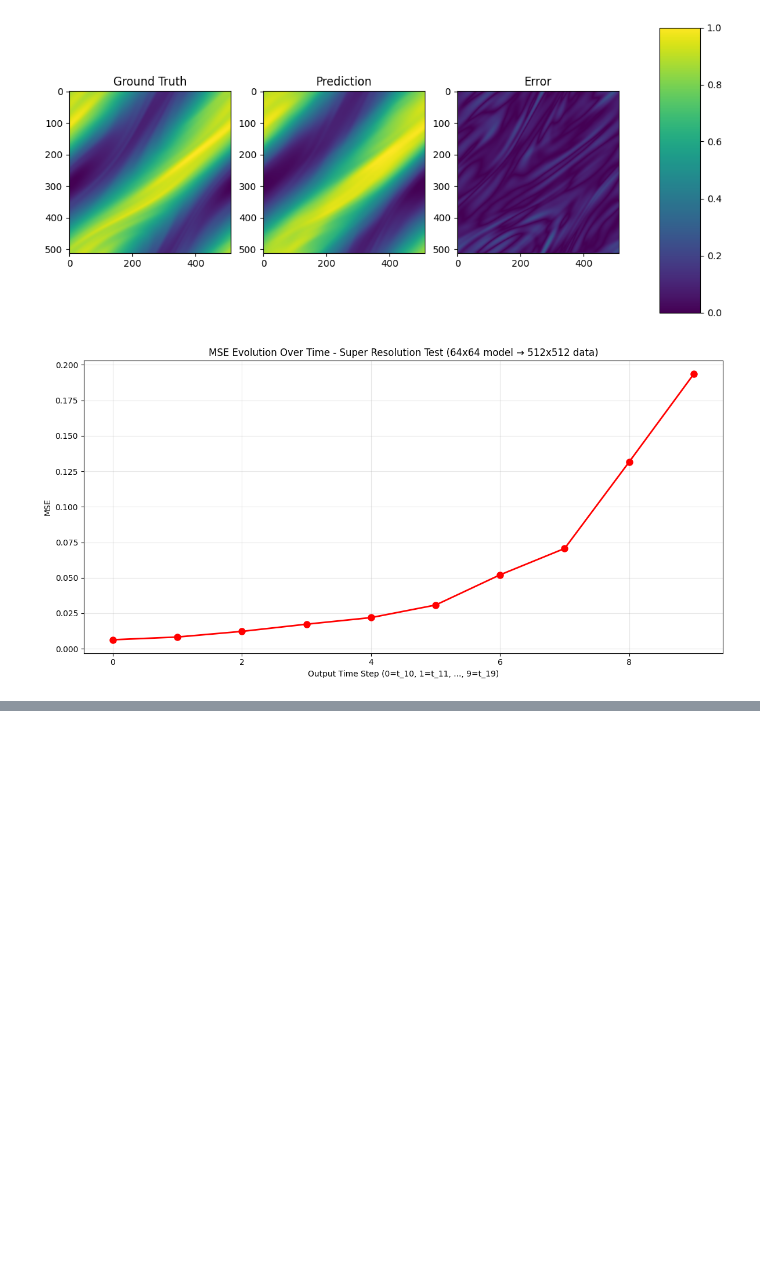
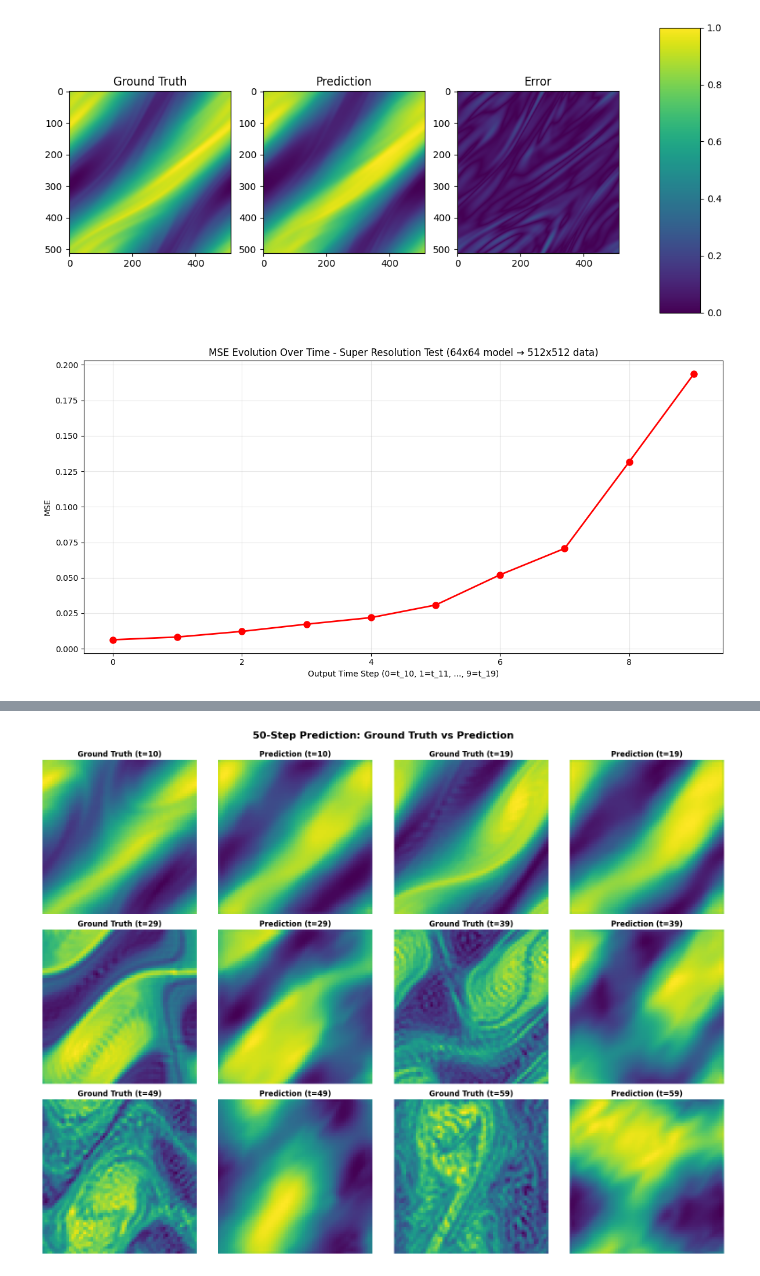
Before and after one commit to Genghis-L/neural-operators, a Jupyter notebook: notebooks/experiments.ipynb, the cells around one changed output, grey strips where cells are left out. Cells and saved outputs as stored; diff of their text form; code cells hidden in the pictures; blank space fills up the shorter version.

Commit message:
NS-data-parallel-generation & failure-cases update

```diff
--- a/notebooks/experiments.ipynb
+++ b/notebooks/experiments.ipynb
@@ -779,3 +856,5 @@ plt.tight_layout()
 plt.show()
 # %% [output]
 [figure]
+# %%
+data_512 = load_partitioned_data("data/#1000_ns_256x256_v1e-05_T=60.0_steps=100", device='cpu')
@@ -781,0 +1089,17 @@ plt.show()
+# %%
+# Create FNO model for 50-step prediction
+# Input: 10 time steps, Output: 50 time steps
+fno_model_50steps = FNO2DTime(
+    modes=12,           # Fourier modes
+    width=32,           # Width of the network
+    layers=4,           # Number of Fourier layers
+    in_channels=10,     # 10 input time steps
+    out_channels=50     # 50 output time steps
+).cuda()
+
+print(f"✓ FNO model created:")
+print(f"  Input channels: 10")
+print(f"  Output channels: 50")
+print(f"  Modes: 12")
+print(f"  Width: 32")
+print(f"  Layers: 4")
@@ -781,0 +1194,63 @@ plt.show()
+# %%
+# Test the 50-step prediction model with visualization
+# Take a test sample and make prediction
+test_sample_idx = 0
+test_input = test_data_50[test_sample_idx:test_sample_idx+1, :, :, :10].permute(0, 3, 1, 2)
+
+with torch.no_grad():
+    pred_50steps = fno_model_50steps(test_input)
+
+print(f"Input shape: {test_input.shape}")
+print(f"Prediction shape: {pred_50steps.shape}")
+
+# Visualize predictions at different time steps
+fig, axes = plt.subplots(3, 4, figsize=(16, 12))
+time_steps_to_show = [0, 9, 19, 29, 39, 49]  # Show predictions at various time steps
+
+for idx, t in enumerate(time_steps_to_show):
+    if idx >= 6:
+        break
+    row = idx // 2
+    col_offset = (idx % 2) * 2
+
+    # Ground truth
+    gt = test_data_50[test_sample_idx, :, :, 10+t].cpu().numpy()
+    axes[row, col_offset].imshow(gt, cmap='viridis')
+    axes[row, col_offset].set_title(f'Ground Truth (t={10+t})', fontweight='bold')
+    axes[row, col_offset].axis('off')
+
+    # Prediction
+    pred = pred_50steps[0, t, :, :].cpu().numpy()
+    axes[row, col_offset+1].imshow(pred, cmap='viridis')
+    axes[row, col_offset+1].set_title(f'Prediction (t={10+t})', fontweight='bold')
+    axes[row, col_offset+1].axis('off')
+
+plt.suptitle('50-Step Prediction: Ground Truth vs Prediction', fontsize=16, fontweight='bold', y=0.995)
+plt.tight_layout()
+plt.show()
+
+# Calculate MSE over all 50 time steps
+mse_per_timestep = []
+for t in range(50):
+    gt = test_data_50[test_sample_idx, :, :, 10+t]
+    pred = pred_50steps[0, t, :, :]
+    mse = F.mse_loss(pred, gt).item()
+    mse_per_timestep.append(mse)
+
+# Plot MSE evolution
+plt.figure(figsize=(12, 5))
+plt.plot(range(10, 60), mse_per_timestep, 'o-', linewidth=2, markersize=5)
+plt.xlabel('Time Step', fontsize=12)
+plt.ylabel('MSE', fontsize=12)
+plt.title('MSE Evolution over 50 Prediction Steps', fontsize=14, fontweight='bold')
+plt.grid(alpha=0.3)
+plt.axvline(x=10, color='r', linestyle='--', alpha=0.5, label='Prediction starts')
+plt.legend()
+plt.tight_layout()
+plt.show()
+
+print(f"\nMSE Statistics:")
+print(f"  Mean MSE: {np.mean(mse_per_timestep):.6f}")
+print(f"  Min MSE: {np.min(mse_per_timestep):.6f} (at t={np.argmin(mse_per_timestep)+10})")
+print(f"  Max MSE: {np.max(mse_per_timestep):.6f} (at t={np.argmax(mse_per_timestep)+10})")
+# %% [output]
@@ -781,0 +1259 @@ plt.show()
+[figure, added]
```
Also changed, not shown: parts of 26 cells of this notebook, 20 other files.
